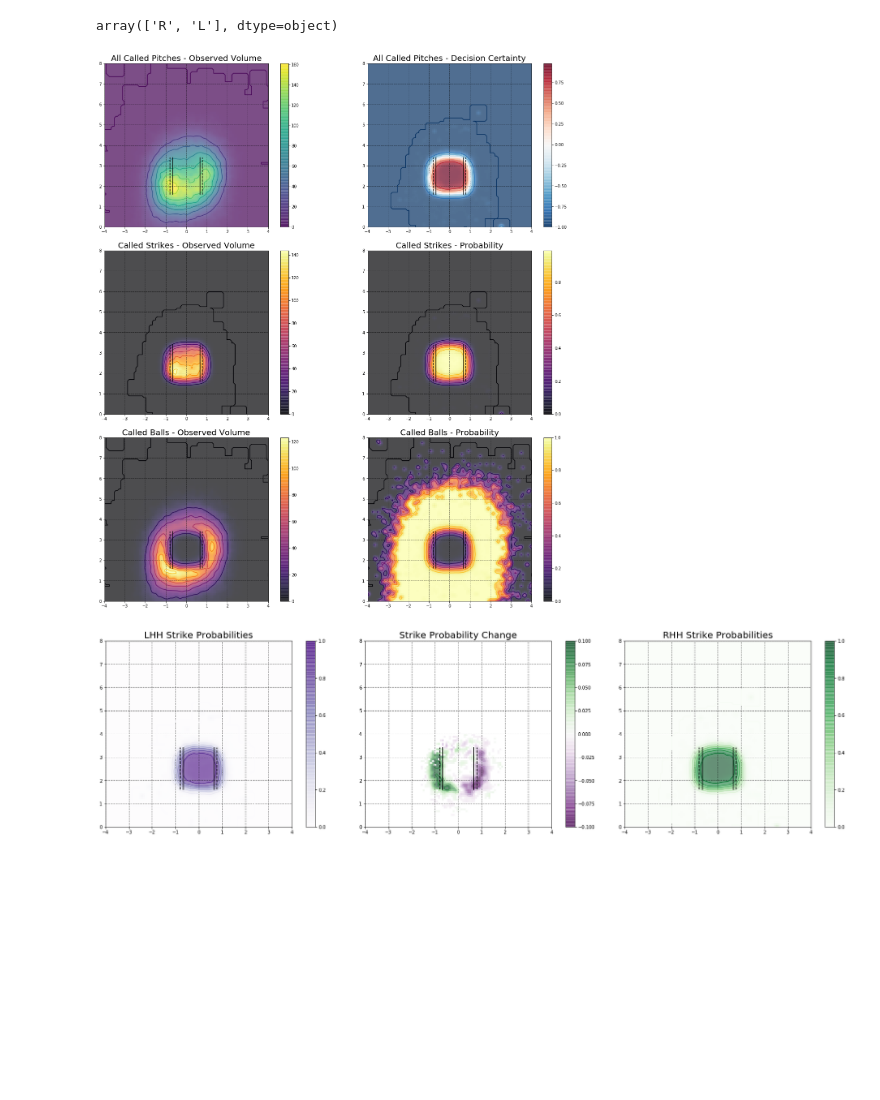
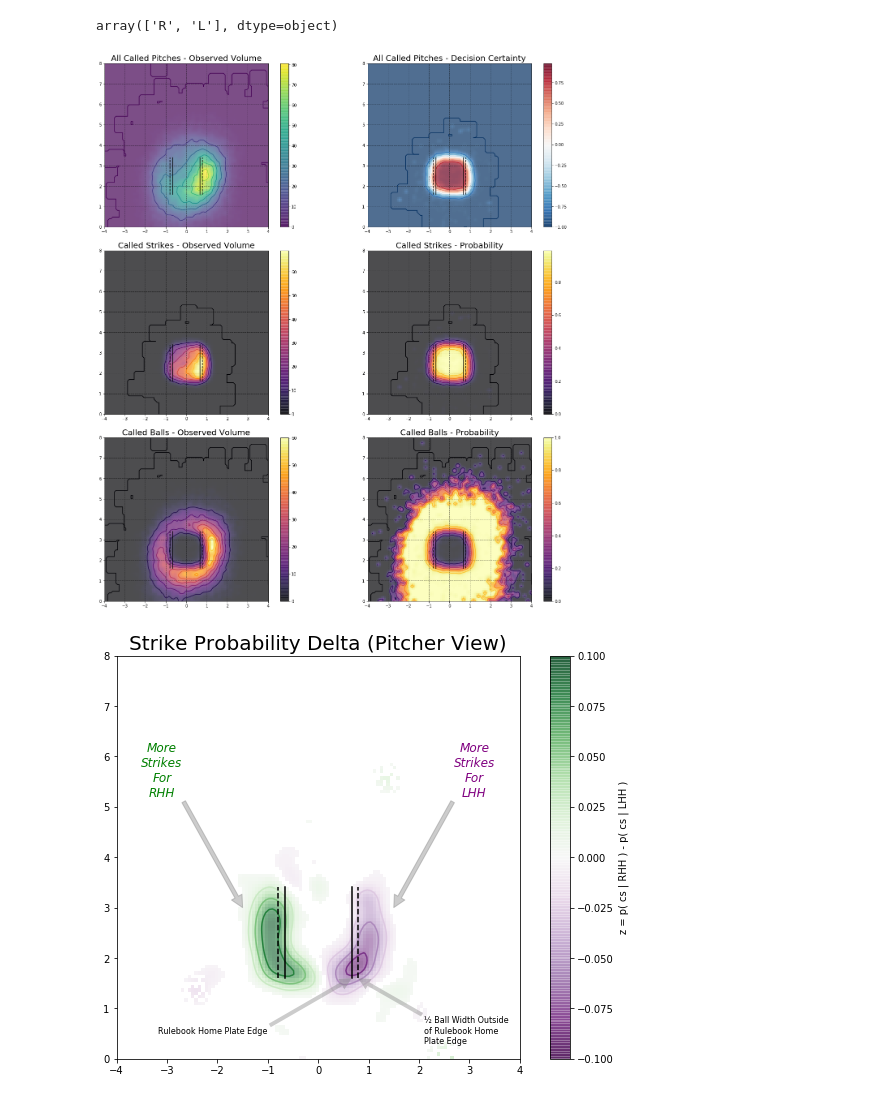
Before and after one commit to dan-goldberg/interviews, a Jupyter notebook: tbj/tbj_question1.ipynb, the cells around one changed output. Drawn from its saved outputs; the diff is of its cells as text; code cells hidden in the pictures; blank space fills up the shorter version.

```diff
--- a/tbj/tbj_question1.ipynb
+++ b/tbj/tbj_question1.ipynb
@@ -128,26 +128,30 @@ def prepare_dataset(called_pitches, bins=100, s=1):
 
     return strikes_map, balls_map, totals_normed_map, strike_probabilites_map, balls_probabilites_map, probabilities_difference_map, totals_map
 
-def make_zone_subplot(values_map, fig, ax, cmap='RdBu', extent=[-4, 4, 0, 8], contour_X=None, contour_Y=None, alpha=0.7, vmin=None, vmax=None, norm=None):
+def make_zone_subplot(values_map, fig, ax, cmap='RdBu', extent=[-4, 4, 0, 8], contour_X=None, contour_Y=None, alpha=0.7, vmin=None, vmax=None, norm=None, cbar_label='', legend=False):
     if contour_X is not None and contour_Y is not None:
         imc = ax.contour(X,Y,values_map, extent=extent, cmap=cmap)
         #fig.colorbar(im1c, ax=ax1)
     im = ax.imshow(values_map, extent=extent, cmap=cmap, alpha=alpha, vmin=vmin, vmax=vmax, norm=norm)
-    fig.colorbar(im, ax=ax)
+    cbar = fig.colorbar(im, ax=ax)
+    cbar.set_label(cbar_label)
     ax = make_zone_lines(ax)
-    ax.grid(color='black', linestyle='--', linewidth=1, alpha=0.5)
+    #ax.grid(color='black', linestyle='--', linewidth=0.1, alpha=0.5)
     return ax, fig
 
-def make_zone_lines(ax, color='black'):
+def make_zone_lines(ax, color='black', legend=False):
     y_array = [1.6,3.4]
     plate_left = Line2D([-2./3,-2./3],y_array,linestyle='-',color=color)
     plate_left_plus = Line2D([-2./3-1.5/12,-2./3-1.5/12],y_array,linestyle='--',color=color)
     plate_right = Line2D([2./3,2./3],y_array,linestyle='-',color=color)
     plate_right_plus = Line2D([2./3+1.5/12,2./3+1.5/12],y_array,linestyle='--',color=color)
-    ax.add_line(copy.copy(plate_left))
-    ax.add_line(copy.copy(plate_right))
-    ax.add_line(copy.copy(plate_left_plus))
-    ax.add_line(copy.copy(plate_right_plus))
+    line1 = ax.add_line(copy.copy(plate_left))
+    line2 = ax.add_line(copy.copy(plate_right))
+    line3 = ax.add_line(copy.copy(plate_left_plus))
+    line4 = ax.add_line(copy.copy(plate_right_plus))
+
+    if legend is True:
+        ax = ax.legend((line1, line2,), ('Plate Edge','1/2 Ball Width Past Plate Edge',))
     return ax
 # %%
 strikes_map, balls_map, totals_map, strike_probabilites_map, balls_probabilites_map, probabilities_difference_map, totals_map_all_pitches = prepare_dataset(called_pitches)
@@ -176,7 +180,8 @@ X, Y = np.meshgrid(x,y)
 
 
 
-strikes_map, balls_map, totals_map, strike_probabilites_map, balls_probabilites_map, probabilities_difference_map, totals_map_all_pitches = prepare_dataset(called_pitches)
+strikes_map, balls_map, totals_map, strike_probabilites_map, balls_probabilites_map, probabilities_difference_map, totals_map_all_pitches = prepare_dataset(
+    called_pitches[called_pitches['batside'] == 'L'])
 ax11 = make_zone_subplot(totals_map, fig, ax11, cmap='viridis', contour_X=X, contour_Y=Y)
 ax12 = make_zone_subplot(probabilities_difference_map, fig, ax12, cmap='RdBu_r', contour_X=X, contour_Y=Y)
 ax21 = make_zone_subplot(strikes_map, fig, ax21, cmap='inferno', contour_X=X, contour_Y=Y)
@@ -186,33 +191,51 @@ ax32 = make_zone_subplot(balls_probabilites_map, fig, ax32, cmap='inferno', cont
 
 fig.show()
 # %% [output]
-[figure, old version]
+[figure, new version]
 # %%
 fig = plt.figure()
-ax1 = fig.add_axes([0., 0., 1.4, 1.4, ])
-ax1.set_title('LHH Strike Probabilities', fontdict={'fontsize': 20})
+#ax1 = fig.add_axes([0., 0., 1.4, 1.4, ])
+#ax1.set_title('LHH Strike Probabilities', fontdict={'fontsize': 20})
 
 ax2 = fig.add_axes([1.3, 0., 1.4, 1.4, ])
-ax2.set_title('Strike Probability Change', fontdict={'fontsize': 20})
+ax2.set_title('Strike Probability Delta (Pitcher View)', fontdict={'fontsize': 20})
 
-ax3 = fig.add_axes([2.6, 0., 1.4, 1.4, ])
-ax3.set_title('RHH Strike Probabilities', fontdict={'fontsize': 20})
+#ax3 = fig.add_axes([2.6, 0., 1.4, 1.4, ])
+#ax3.set_title('RHH Strike Probabilities', fontdict={'fontsize': 20})
 
 alpha = 0.6
+bins=120
+s=2.8
 
-_, _, _, strike_probabilites_map_r, _, _, _ = prepare_dataset(called_pitches[(called_pitches['batside'] == 'R')])
-ax3, fig = make_zone_subplot(strike_probabilites_map_r, fig, ax3, cmap='Greens', contour_X=X, contour_Y=Y, vmin=0., vmax=1.0, alpha=alpha)
 
-_, _, _, strike_probabilites_map_l, _, _, totals_map_all_pitches = prepare_dataset(called_pitches[called_pitches['batside'] == 'L'])
-ax1, fig = make_zone_subplot(strike_probabilites_map_l, fig, ax1, cmap='Purples', contour_X=X, contour_Y=Y, vmin=0., vmax=1.0, alpha=alpha)
+x = np.linspace(-4.,4.,bins)
+y = np.linspace(8,0,bins)
+X, Y = np.meshgrid(x,y)
+
+_, _, _, strike_probabilites_map_r, _, _, _ = prepare_dataset(called_pitches[(called_pitches['batside'] == 'R')], bins=bins, s=s)
+#ax3, fig = make_zone_subplot(strike_probabilites_map_r, fig, ax3, cmap='Greens', contour_X=X, contour_Y=Y, vmin=0., vmax=1.0, alpha=alpha)
+
+_, _, _, strike_probabilites_map_l, _, _, totals_map_all_pitches = prepare_dataset(called_pitches[called_pitches['batside'] == 'L'], bins=bins, s=s)
+#ax1, fig = make_zone_subplot(strike_probabilites_map_l, fig, ax1, cmap='Purples', contour_X=X, contour_Y=Y, vmin=0., vmax=1.0, alpha=alpha)
 
 strike_probabilities_delta = (strike_probabilites_map_r - strike_probabilites_map_l)
-strike_probabilities_delta[totals_map_all_pitches < 20] = np.nan
+strike_probabilities_delta[totals_map_all_pitches < 1] = np.nan
 strike_probabilities_delta[np.abs(strike_probabilities_delta) < 0.005] = np.nan
 norm = cm.colors.Normalize(vmax=abs(strike_probabilities_delta).max(), vmin=-abs(strike_probabilities_delta).max())
-ax2, fig = make_zone_subplot(strike_probabilities_delta, fig, ax2, cmap='PRGn', contour_X=X, contour_Y=Y, norm=norm, alpha=alpha)
+ax2, fig = make_zone_subplot(strike_probabilities_delta, fig, ax2, cmap='PRGn', contour_X=X, contour_Y=Y, norm=norm, alpha=alpha, cbar_label='z = p( cs | RHH ) - p( cs | LHH )', legend=True)
 
+text_args = {'fontweight':'ultralight', 'fontsize':12, 'horizontalalignment':'center', 'fontstyle':'italic'}
 
-fig.show()
+arrowprops = {'color':'grey','alpha':0.4}
+ax2.annotate('More\nStrikes\nFor\nRHH', (-1.5,3.0), xytext=(-3.1,5.2), arrowprops=arrowprops, color='green', **text_args)
+ax2.annotate('More\nStrikes\nFor\nLHH', (1.5,3.0), xytext=(3.1,5.2), arrowprops=arrowprops, color='purple', **text_args)
+
+text2_args = {'fontweight':'ultralight', 'fontsize':8}
+arrowprops = {'color':'grey','alpha':0.4, 'linewidth':0.001}
+ax2.annotate('Rulebook Home Plate Edge', (2./3,1.6), xytext=(-1.,0.5), arrowprops=arrowprops, color='black', **text2_args, horizontalalignment='right')
+ax2.annotate('½ Ball Width Outside\nof Rulebook Home\nPlate Edge', (2./3+1.5/12,1.6), xytext=(2.1,0.3), arrowprops=arrowprops, color='black', **text2_args, horizontalalignment='left')
+
+#plt.savefig('strike_zone_delta.svg')
+plt.show()
 # %% [output]
-[figure, old version]
+[figure, new version]
```
Also changed, not shown: parts of 1 cell of this notebook, 5 other files.
